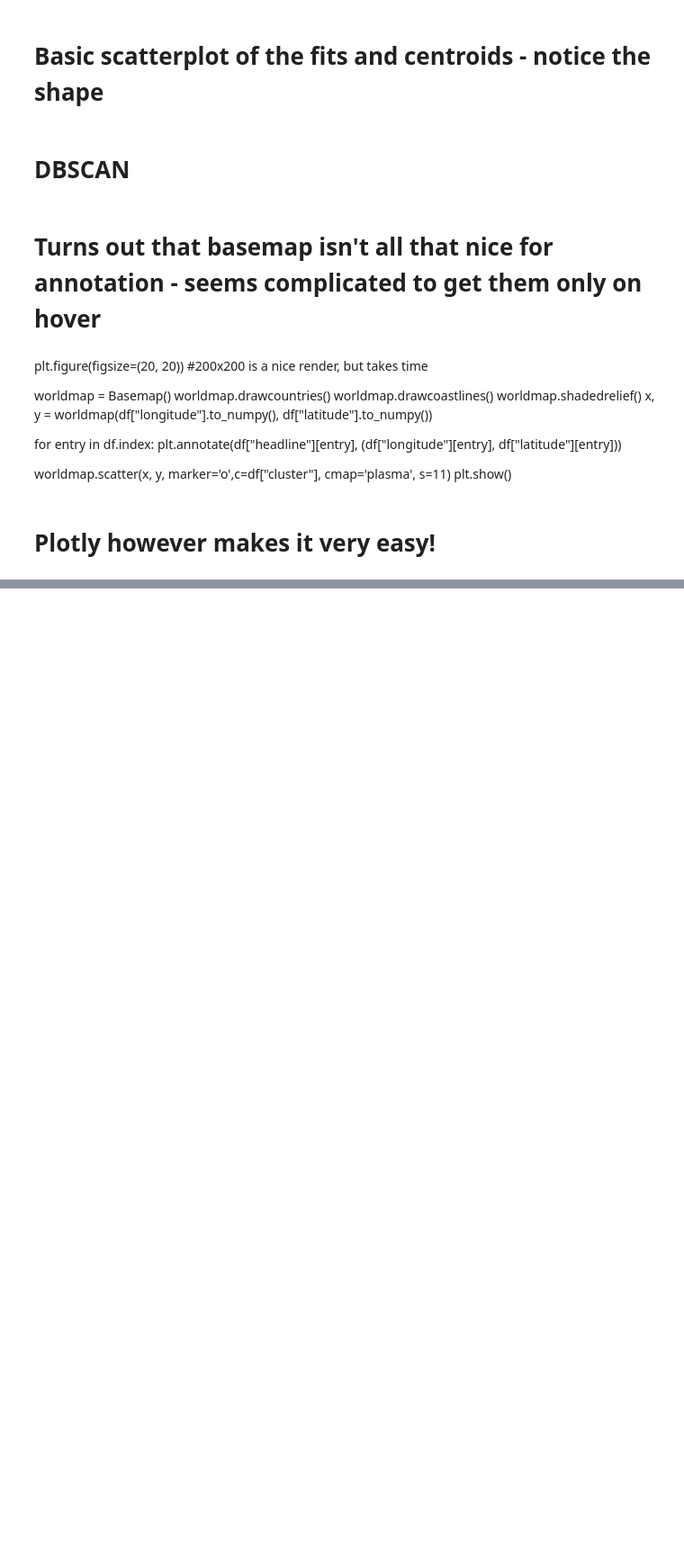
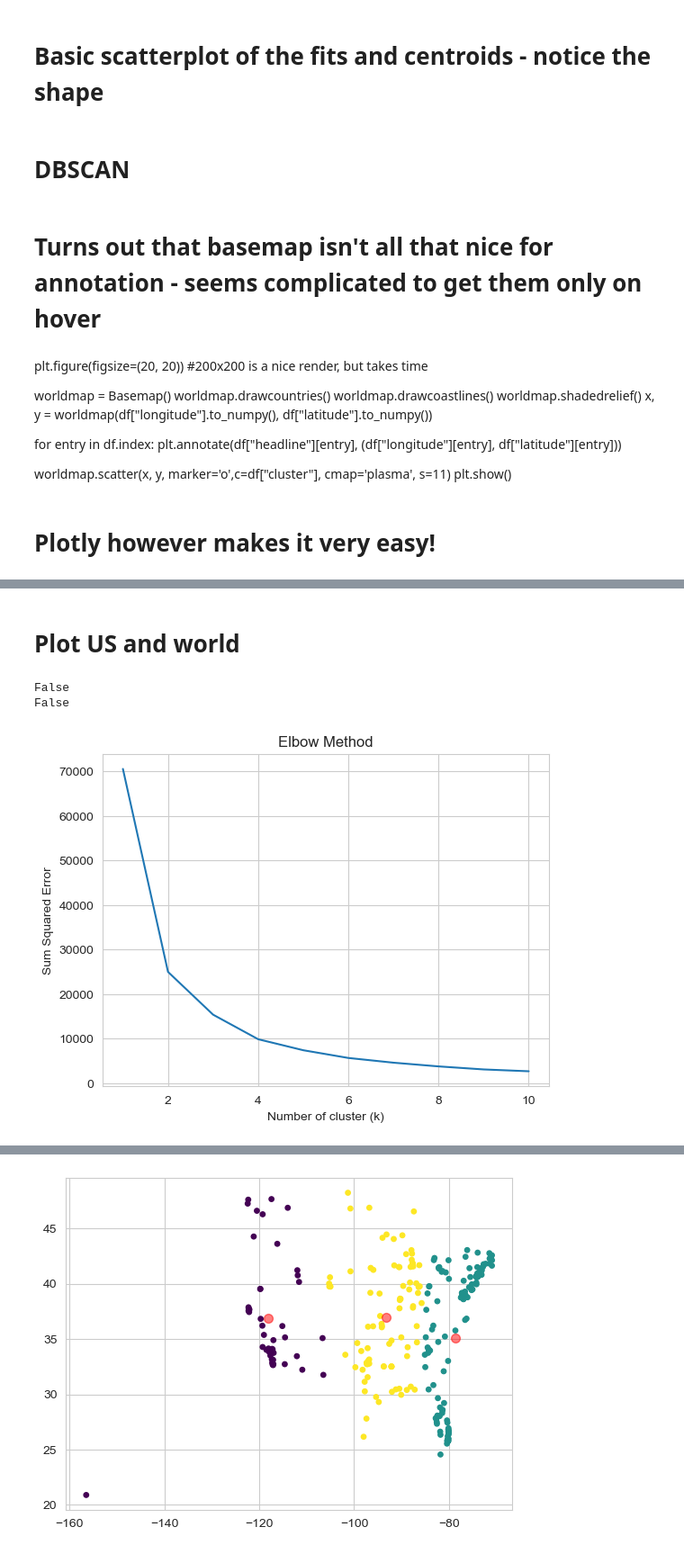
Before and after one commit to felixdellner/Discovering-Disease-Outbreaks-from-News-Headlines, a Jupyter notebook: solution.ipynb, the cells around one changed output, grey strips where cells are left out. Shown at 90% size. Saved outputs shown, nothing was run; the diff lists cells and outputs as text; code cells hidden in the pictures; blank space fills up the shorter version.

Commit message:
sorted by headlines and clusters

```diff
--- a/solution.ipynb
+++ b/solution.ipynb
@@ -288,7 +288,7 @@ def kmns(df, n_cluster):
 
     centers = cluster_model.cluster_centers_ #Slightly adapted from original by JakeVDP, above link
     plt.scatter(centers[:, 0], centers[:, 1], c='red', s=50, alpha=0.5)
-    return cluster_df, df
+    return cluster_df, df, centers
 # %% [markdown]
  # DBSCAN
 # %%
@@ -323,5 +323,7 @@ def plotdf(df, titletext):
                          hover_name=df["headline"],
                          color=df["cluster_kmeans"],
                          title=titletext)
-    fig.update_geos(projection_type="orthographic")
+    fig.update_geos(
+        projection_type="orthographic",
+        showcountries=True)
     fig.show()
@@ -385,0 +403,10 @@ False
+# %% [markdown]
+# Plot US and world
+# %%
+cluster_df_usa, usa_df, usa_centers = kmns(usa_df,3)
+
+plotdf(usa_df,"KMeans USA")
+# %% [output]
+False
+False
+[figure, added]
@@ -385,0 +414 @@ False
+[figure, added]
```
Also changed, not shown: parts of 13 cells of this notebook.
